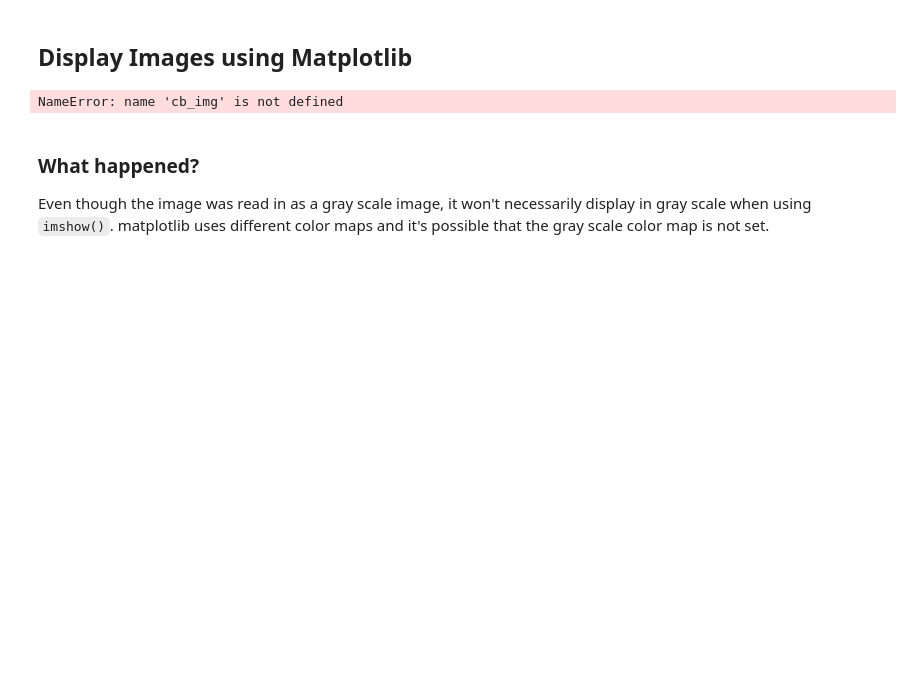
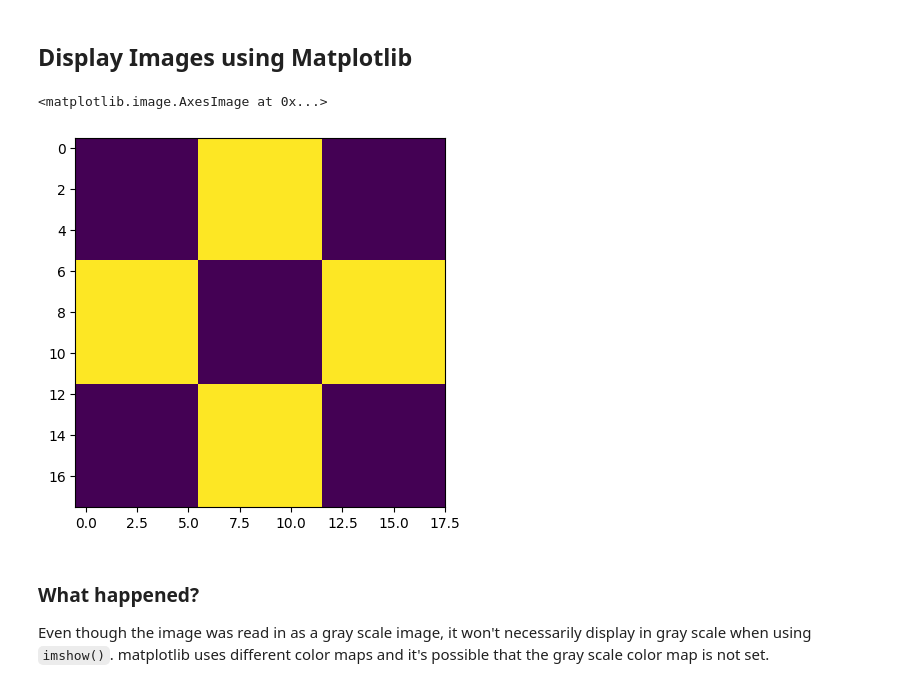
Before and after one commit to gangaholi/KSIT_CSE, a Jupyter notebook: 01_Getting_Started_with_Images.ipynb, the cells around one changed output. Cells and saved outputs as stored; diff of their text form; code cells hidden in the pictures; blank space fills up the shorter version.

```diff
--- a/01_Getting_Started_with_Images.ipynb
+++ b/01_Getting_Started_with_Images.ipynb
@@ -63,7 +63,7 @@ Before we proceed with some examples, let's also have a look at some of the `fla
 2. **`ImreadModes`**: <a href="https://docs.opencv.org/4.5.1/d8/d6a/group__imgcodecs__flags.html#ga61d9b0126a3e57d9277ac48327799c80" target="_blank">Documentation link</a>
 # %%
 # Read image as gray scale.
-img = cv.imread("checkerboard_18x18.png", 0)
+img = cv.imread("Images/checkerboard_18x18.png", 0)
 
 # Print the image data (pixel values), element of a 2D numpy array.
 # Each pixel value is 8-bits [0,255]
@@ -101,10 +101,12 @@ Data type of image is: uint8
 # %% [markdown]
 ## Display Images using Matplotlib
 # %%
+
 # Display image.
-plt.imshow(cb_img)
+plt.imshow(img)
 # %% [output]
-NameError: name 'cb_img' is not defined
+<matplotlib.image.AxesImage at 0x...>
+[figure, added]
 # %% [markdown]
 ### What happened?
 
```
Also changed, not shown: parts of 10 cells of this notebook, 1 other file.
